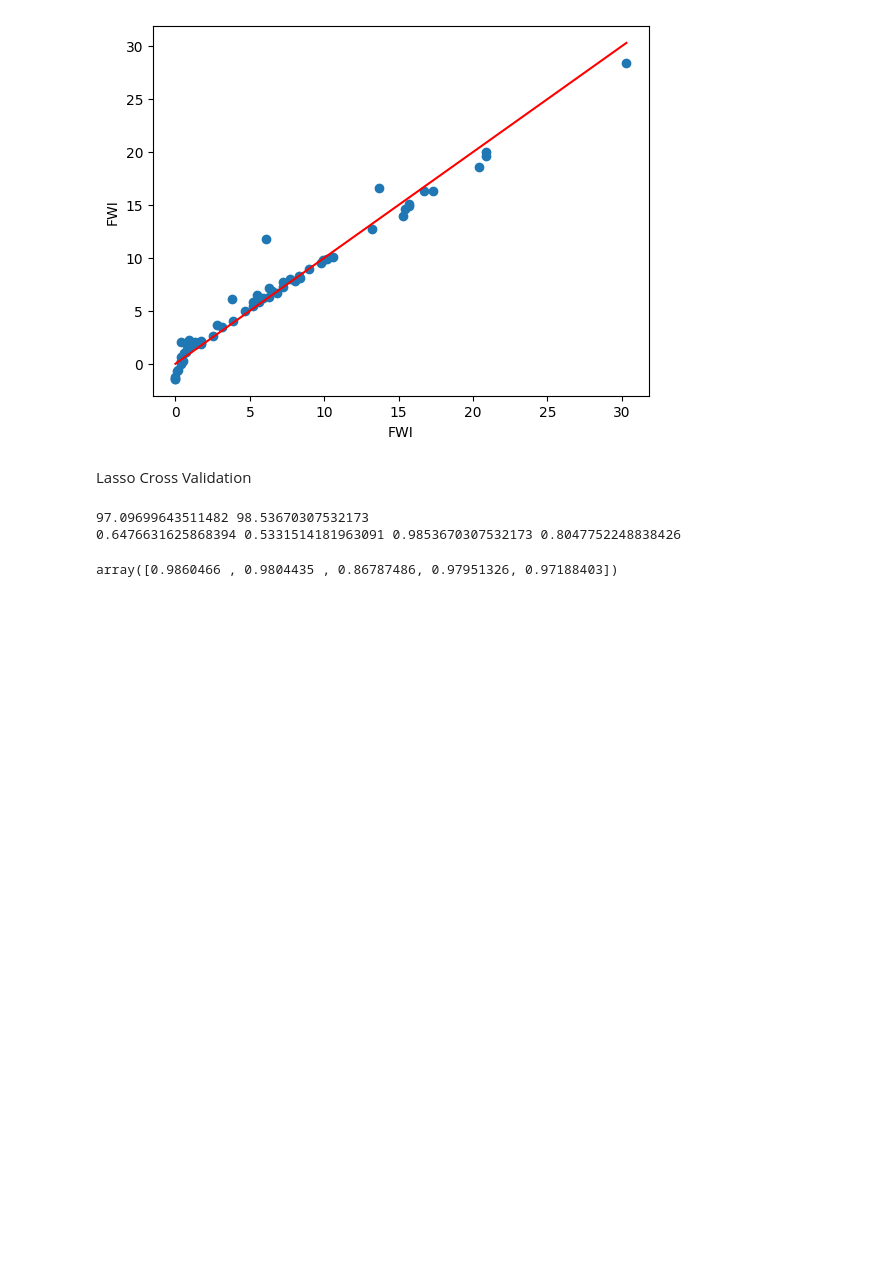
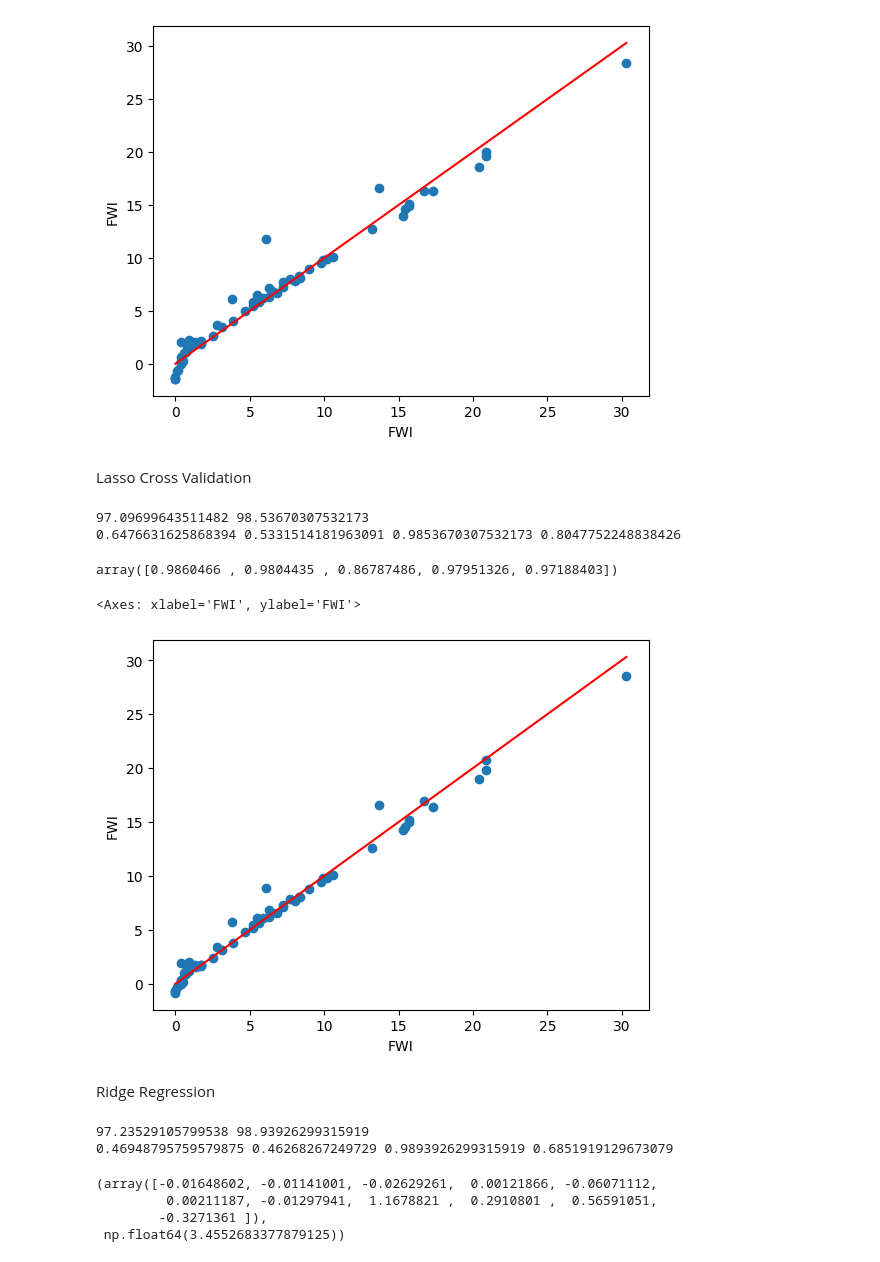
Before and after one commit to Jashan-jj/Machine-learning, a Jupyter notebook: Lasso, Ridge and Elasticnet/Lasso_Ridge_Elasticnet.ipynb, the cells around one changed output. Cells and saved outputs as stored; diff of their text form; code cells hidden in the pictures; blank space fills up the shorter version.

Commit message:
Ridge regression

```diff
--- a/Lasso, Ridge and Elasticnet/Lasso_Ridge_Elasticnet.ipynb
+++ b/Lasso, Ridge and Elasticnet/Lasso_Ridge_Elasticnet.ipynb
@@ -292,3 +308,35 @@ scores= cross_val_score(estimator= model, X= x_train, y= y_train, cv=5)
 scores
 # %% [output]
 array([0.9860466 , 0.9804435 , 0.86787486, 0.97951326, 0.97188403])
+# %%
+# plt.figure(figsize= (8,8))
+plt.scatter(y_test, y_pred)
+sns.lineplot(x=y_test,y=y_test, color= 'red')
+# plt.show()
+# %% [output]
+<Axes: xlabel='FWI', ylabel='FWI'>
+[figure, added]
+# %% [markdown]
+Ridge Regression
+# %%
+from sklearn.linear_model import Ridge
+model= Ridge()
+model.fit(x_train, y_train)
+print(model.score(x_train, y_train)* 100, model.score(x_test, y_test)*100)
+y_pred= model.predict(x_test)
+
+mse= mean_squared_error(y_test,y_pred)
+mae= mean_absolute_error(y_test,y_pred)
+r2= r2_score(y_test, y_pred)
+rmse= root_mean_squared_error(y_test, y_pred)
+print(mse, mae, r2, rmse)
+# %% [output]
+97.23529105799538 98.93926299315919
+0.46948795759579875 0.46268267249729 0.9893926299315919 0.6851919129673079
+# %%
+model.coef_, model.intercept_
+# %% [output]
+(array([-0.01648602, -0.01141001, -0.02629261,  0.00121866, -0.06071112,
+         0.00211187, -0.01297941,  1.1678821 ,  0.2910801 ,  0.56591051,
+        -0.3271361 ]),
+ np.float64(3.4552683377879125))
```
Also changed, not shown: parts of 4 cells of this notebook.
